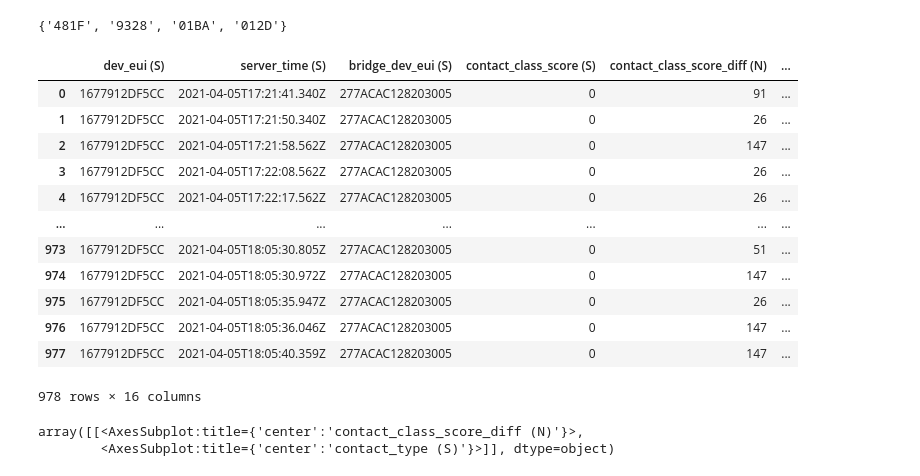
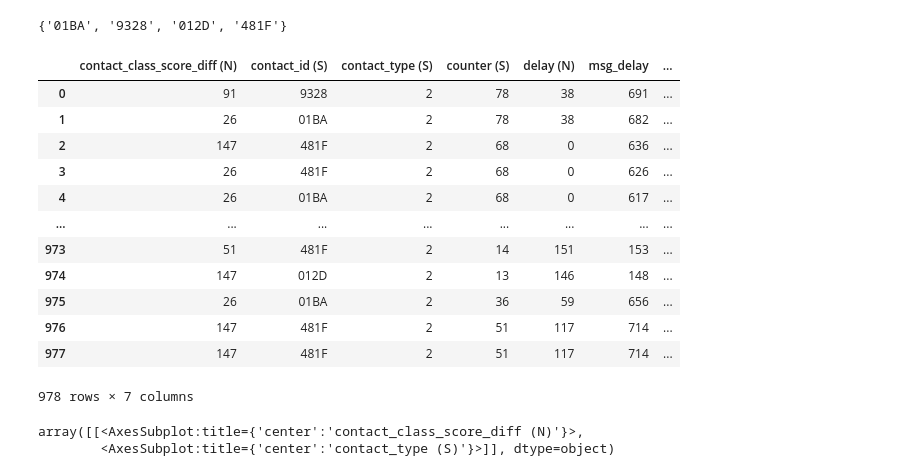
Before and after one commit to 0xrutvij/MLfinalProject, a Jupyter notebook: dataProc.ipynb, the cells around one changed output. Saved outputs shown, nothing was run; the diff lists cells and outputs as text; code cells hidden in the pictures.

Commit message:
time diffs

```diff
--- a/dataProc.ipynb
+++ b/dataProc.ipynb
@@ -1,37 +1,57 @@
 # %%
 import pandas as pd
 import numpy as np
 from scipy.optimize import curve_fit
+from dateutil import parser
 
-preFix = 'cb-devices-main('
+preFix = './data/cb-devices-main('
 postFix = ').csv'
 files = []
 dfList = []
 
 for i in range(1, 11):
     filename = preFix + str(i) + postFix
     df = pd.read_csv(filename)
     dfList.append(df)
 
 df = pd.concat(dfList, axis=0, ignore_index=True)
+
 setContacts = set(df[['contact_id (S)']].to_numpy().transpose().tolist()[0])
 print(setContacts)
+
+#convert timestamp strings to datetime objects
+df['server_time (S)'] = df['server_time (S)'].apply(parser.parse)
+df['message_sent_at (S)'] = df['message_sent_at (S)'].apply(parser.parse)
+
+#time difference between when the message was sent and when the contact was detected
+df['msg_delay'] = (df['message_sent_at (S)'] - df['server_time (S)']).dt.seconds
+
+#time difference between when the current message at stamp and the contact reported at stamp
+df['msg_delay_stamps'] =  df['current_msg_atstamp (N)'] - df['contact_reported_atstamp (N)']
+
+
+df = df[['contact_class_score_diff (N)',
+       'contact_id (S)', 'contact_type (S)',
+       'counter (S)', 'delay (N)', 'msg_delay', 'msg_delay_stamps']]
+
+#display(df[['delay (N)', 'msg_delay', 'msg_delay_stamps']])
+
 display(df)
 # %% [output]
-{'481F', '9328', '01BA', '012D'}
+{'01BA', '9328', '012D', '481F'}
-|  | dev_eui (S) | server_time (S) | bridge_dev_eui (S) | contact_class_score (S) | contact_class_score_diff (N) | ... |
-| 0 | 1677912DF5CC | 2021-04-05T17:21:41.340Z | 277ACAC128203005 | 0 | 91 | ... |
-| 1 | 1677912DF5CC | 2021-04-05T17:21:50.340Z | 277ACAC128203005 | 0 | 26 | ... |
-| 2 | 1677912DF5CC | 2021-04-05T17:21:58.562Z | 277ACAC128203005 | 0 | 147 | ... |
-| 3 | 1677912DF5CC | 2021-04-05T17:22:08.562Z | 277ACAC128203005 | 0 | 26 | ... |
-| 4 | 1677912DF5CC | 2021-04-05T17:22:17.562Z | 277ACAC128203005 | 0 | 26 | ... |
-| ... | ... | ... | ... | ... | ... | ... |
-| 973 | 1677912DF5CC | 2021-04-05T18:05:30.805Z | 277ACAC128203005 | 0 | 51 | ... |
-| 974 | 1677912DF5CC | 2021-04-05T18:05:30.972Z | 277ACAC128203005 | 0 | 147 | ... |
-| 975 | 1677912DF5CC | 2021-04-05T18:05:35.947Z | 277ACAC128203005 | 0 | 26 | ... |
-| 976 | 1677912DF5CC | 2021-04-05T18:05:36.046Z | 277ACAC128203005 | 0 | 147 | ... |
-| 977 | 1677912DF5CC | 2021-04-05T18:05:40.359Z | 277ACAC128203005 | 0 | 147 | ... |
+|  | contact_class_score_diff (N) | contact_id (S) | contact_type (S) | counter (S) | delay (N) | msg_delay | ... |
+| 0 | 91 | 9328 | 2 | 78 | 38 | 691 | ... |
+| 1 | 26 | 01BA | 2 | 78 | 38 | 682 | ... |
+| 2 | 147 | 481F | 2 | 68 | 0 | 636 | ... |
+| 3 | 26 | 481F | 2 | 68 | 0 | 626 | ... |
+| 4 | 26 | 01BA | 2 | 68 | 0 | 617 | ... |
+| ... | ... | ... | ... | ... | ... | ... | ... |
+| 973 | 51 | 481F | 2 | 14 | 151 | 153 | ... |
+| 974 | 147 | 012D | 2 | 13 | 146 | 148 | ... |
+| 975 | 26 | 01BA | 2 | 36 | 59 | 656 | ... |
+| 976 | 147 | 481F | 2 | 51 | 117 | 714 | ... |
+| 977 | 147 | 481F | 2 | 51 | 117 | 714 | ... |
-978 rows × 16 columns
+978 rows × 7 columns
 # %%
 #print(df.columns)
 df1 = df[['contact_class_score_diff (N)', 'contact_type (S)']]
```
Also changed, not shown: 1 other file.
